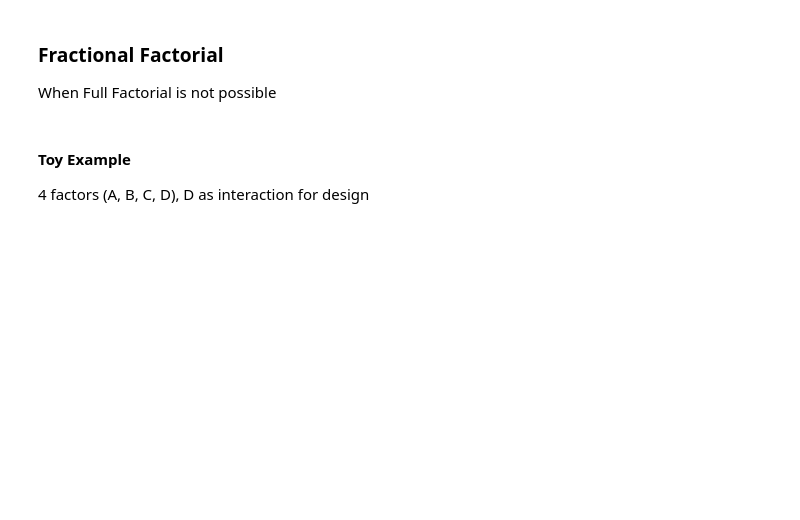
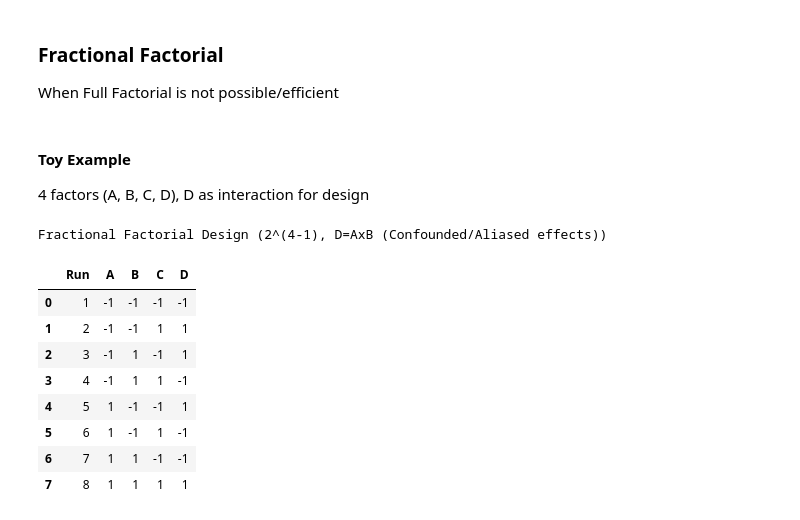
Before and after one commit to fredward65/MCTR703_DOE_2026, a Jupyter notebook: Exercises/S2_1-Fractional_Factorial.ipynb, the cells around one changed output. Drawn from its saved outputs; the diff is of its cells as text; code cells hidden in the pictures; blank space fills up the shorter version.

Commit message:
Update S2_1: Full outputs

```diff
--- a/Exercises/S2_1-Fractional_Factorial.ipynb
+++ b/Exercises/S2_1-Fractional_Factorial.ipynb
@@ -1,7 +1,7 @@
 # %% [markdown]
 ### Fractional Factorial
 
-When Full Factorial is not possible
+When Full Factorial is not possible/efficient
 # %% [markdown]
 #### Toy Example
 
@@ -17,20 +17,31 @@ np.set_printoptions(precision=3)
 # %%
 """ Generate Fractional Factorial Design """
 # Define number of factors (excluding interaction)
 n_factors = 4
 levels = np.array([-1, 1])  # 2 levels, extreme values
 
 # Step 1: Generate all 2^(k-1) combinations of X_1 to X_(k-1)
-n_runs = ...  # 2^(k-1)
-ABC = 2 * np.array([list(np.binary_repr(i, width=(...))) for i in range(n_runs)], dtype=int) - 1
+n_runs = 2**(n_factors - 1)  # 2^(k-1)
+ABC = 2 * np.array([list(np.binary_repr(i, width=(n_factors-1))) for i in range(n_runs)], dtype=int) - 1
 design = pd.DataFrame(ABC, columns=['A', 'B', 'C'])  # Create pandas DataFrame
 
 # Step 2: Define X_k as if an interaction (product)
-design['D'] = ...  # Interaction
+design['D'] = np.prod(ABC, axis=1)  # Interaction
 
 design.insert(0, 'Run', np.arange(1, n_runs + 1))
-print(f"Fractional Factorial Design (2^({n_factors}-1), D=AxB)")
+print(f"Fractional Factorial Design (2^({n_factors}-1), D=AxB (Confounded/Aliased effects))")
 display(design)
+# %% [output]
+Fractional Factorial Design (2^(4-1), D=AxB (Confounded/Aliased effects))
+|  | Run | A | B | C | D |
+| 0 | 1 | -1 | -1 | -1 | -1 |
+| 1 | 2 | -1 | -1 | 1 | 1 |
+| 2 | 3 | -1 | 1 | -1 | 1 |
+| 3 | 4 | -1 | 1 | 1 | -1 |
+| 4 | 5 | 1 | -1 | -1 | 1 |
+| 5 | 6 | 1 | -1 | 1 | -1 |
+| 6 | 7 | 1 | 1 | -1 | -1 |
+| 7 | 8 | 1 | 1 | 1 | 1 |
 # %%
 """ Simulate Toy Model """
 np.random.seed(42)
```
Also changed, not shown: parts of 5 cells of this notebook.
